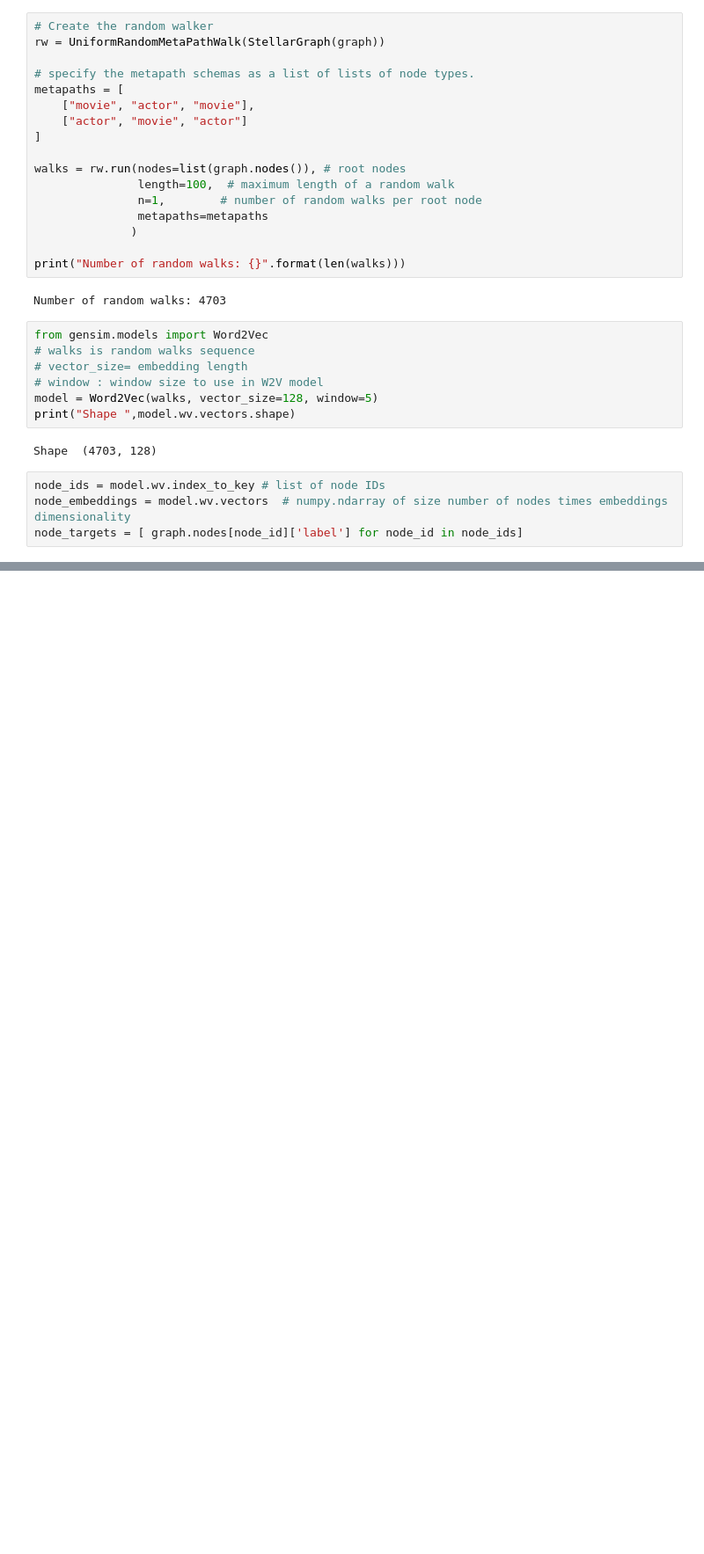
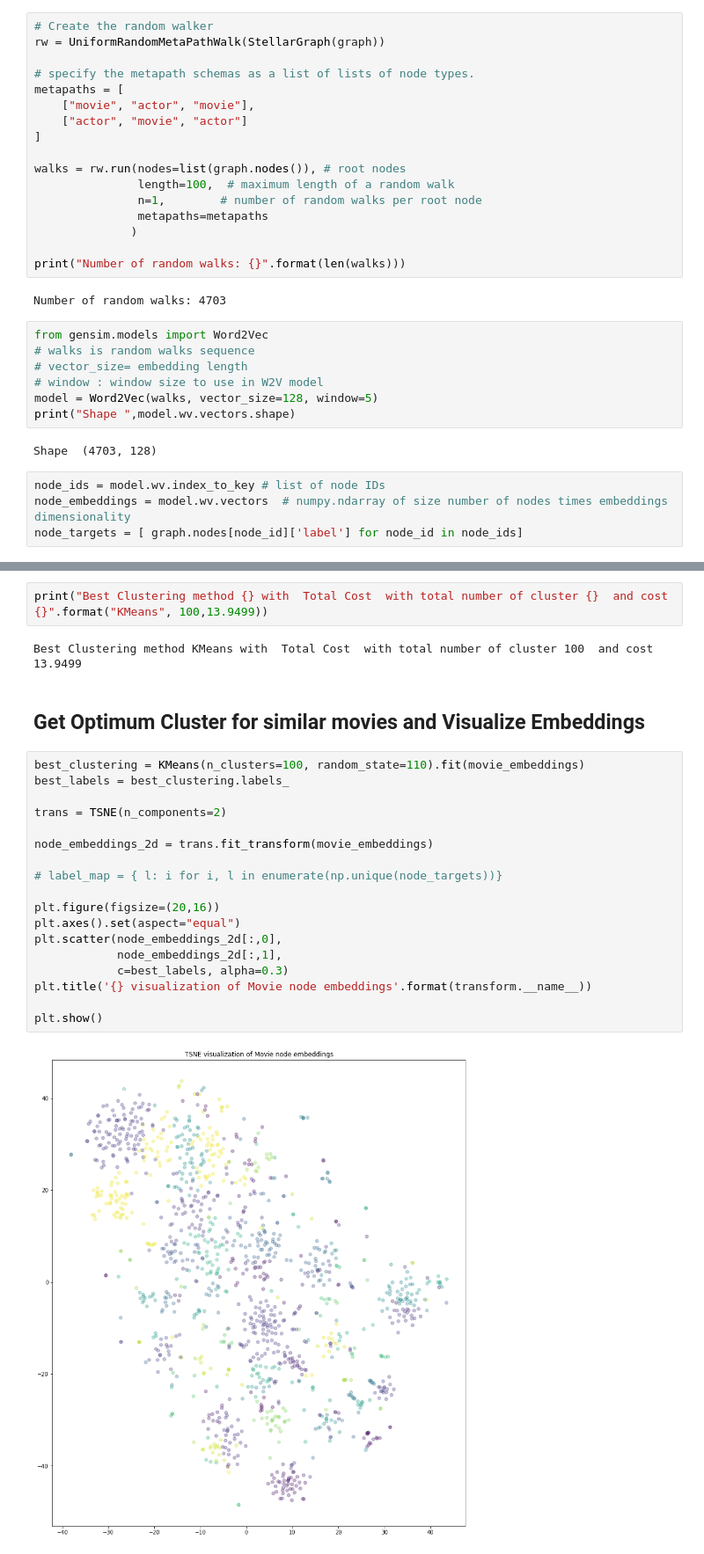
Before and after one commit to cr21/Clustering-on-Movies-and-Actors, a Jupyter notebook: clustering-on-movies-and-actors.ipynb, the cells around one changed output, grey strips where cells are left out. Shown at 88% size. Saved outputs shown, nothing was run; the diff lists cells and outputs as text; blank space fills up the shorter version.

```diff
--- a/clustering-on-movies-and-actors.ipynb
+++ b/clustering-on-movies-and-actors.ipynb
@@ -131,0 +565,26 @@ node_targets = [ graph.nodes[node_id]['label'] for node_id in node_ids]
+# %%
+print("Best Clustering method {} with  Total Cost  with total number of cluster {}  and cost {}".format("KMeans", 100,13.9499))
+# %% [output]
+Best Clustering method KMeans with  Total Cost  with total number of cluster 100  and cost 13.9499
+# %% [markdown]
+## Get Optimum Cluster for similar movies and Visualize Embeddings
+# %%
+best_clustering = KMeans(n_clusters=100, random_state=110).fit(movie_embeddings)
+best_labels = best_clustering.labels_
+
+trans = TSNE(n_components=2)
+
+node_embeddings_2d = trans.fit_transform(movie_embeddings)
+
+# label_map = { l: i for i, l in enumerate(np.unique(node_targets))}
+
+plt.figure(figsize=(20,16))
+plt.axes().set(aspect="equal")
+plt.scatter(node_embeddings_2d[:,0],
+            node_embeddings_2d[:,1],
+            c=best_labels, alpha=0.3)
+plt.title('{} visualization of Movie node embeddings'.format(transform.__name__))
+
+plt.show()
+# %% [output]
+[figure, added]
```
Also changed, not shown: parts of 28 cells of this notebook.
